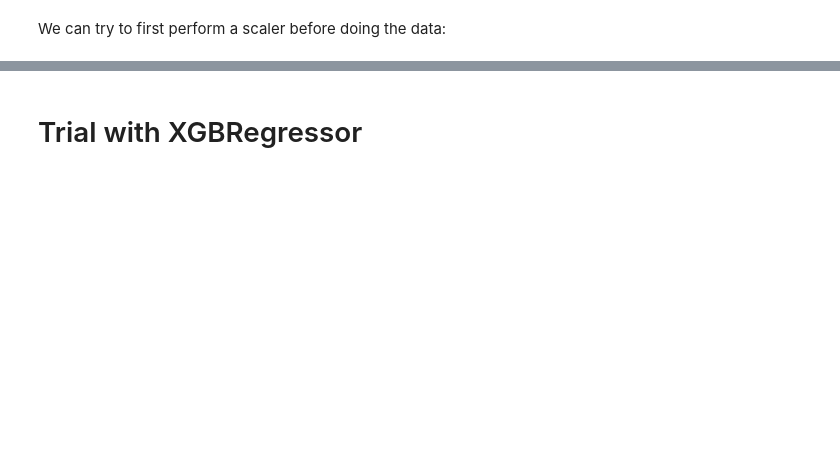
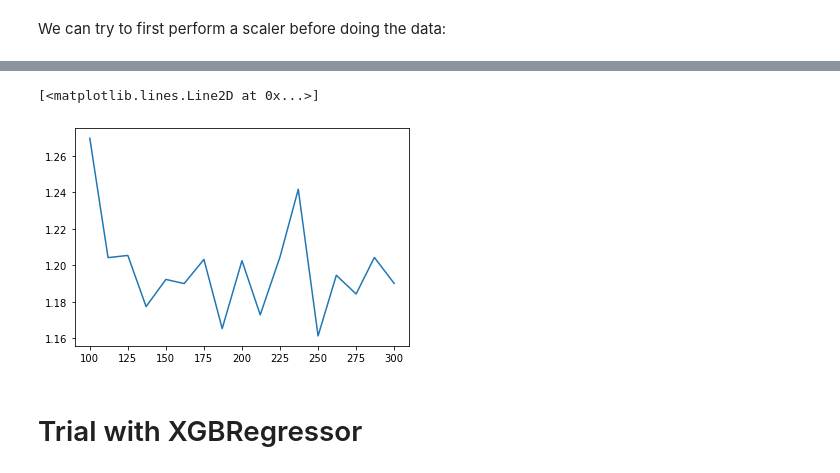
Before and after one commit to bgtyuh/defi-ia-2022, a Jupyter notebook: Lab.ipynb, the cells around one changed output, grey strips where cells are left out. Drawn from its saved outputs; the diff is of its cells as text; code cells hidden in the pictures; blank space fills up the shorter version.

```diff
--- a/Lab.ipynb
+++ b/Lab.ipynb
@@ -115,8 +87,8 @@ X_scaled = pd.DataFrame(X_scaled, columns = X_agg.drop('number_sta', axis = 1).c
 X_scaled['number_sta'] = X_agg['number_sta'].to_list()
 # %%
 X_train, X_test, y_train, y_test = train_test_split(X_scaled, Y['Ground_truth'], test_size = 0.3)
-rf = RandomForestRegressor()
-rf.fit(X_train, y_train)
-y_predict = rf.predict(X_test)
+rf_scaled = RandomForestRegressor(n_estimators = 200)
+rf_scaled.fit(X_train, y_train)
+y_predict = rf_scaled.predict(X_test)
 print(f"Score: {mape(y_predict, y_test)}")
 # %% [output]
@@ -123,0 +150,35 @@ Score: 1.427041928987862
+# %%
+from tqdm.notebook import tqdm
+
+# Performing the scaling once
+X_scaled = scale(X_agg.drop('number_sta', axis = 1)) # centralisation et normalisation
+X_scaled = pd.DataFrame(X_scaled, columns = X_agg.drop('number_sta', axis = 1).columns)
+X_scaled['number_sta'] = X_agg['number_sta'].to_list()
+
+
+n_estimators = [100, 112, 125, 137, 150, 162, 175, 187, 200, 212, 225, 237, 250, 262, 275, 287, 300]
+
+# With scaling
+scores_estimators = []
+for n_estimator in tqdm(n_estimators):
+    print(f"With {n_estimator} trees:")
+    mean = []
+
+    X_train, X_test, y_train, y_test = train_test_split(X_scaled, Y['Ground_truth'], test_size = 0.3)
+    rf_scaled = RandomForestRegressor(n_estimators = n_estimator)
+    rf_scaled.fit(X_train, y_train)
+    y_predict = rf_scaled.predict(X_test)
+    score = mape(y_predict, y_test)
+
+    while score > 1000:
+        print("Score was > 1000")
+        # If diverged, run again until we get convergence
+        X_train, X_test, y_train, y_test = train_test_split(X_scaled, Y['Ground_truth'], test_size = 0.3)
+        rf_scaled = RandomForestRegressor(n_estimators = n_estimator)
+        rf_scaled.fit(X_train, y_train)
+        y_predict = rf_scaled.predict(X_test)
+        score = mape(y_predict, y_test)
+
+    print("Converged")
+
+    scores_estimators.append(score)
@@ -124,3 +203,9 @@ Score: 1.427041928987862
+# %%
+import matplotlib.pyplot as plt
+plt.plot(n_estimators, scores_estimators)
+# %% [output]
+[<matplotlib.lines.Line2D at 0x...>]
+[figure, added]
 # %% [markdown]
 # Trial with XGBRegressor
 # %%
```
Also changed, not shown: parts of 15 cells of this notebook.
